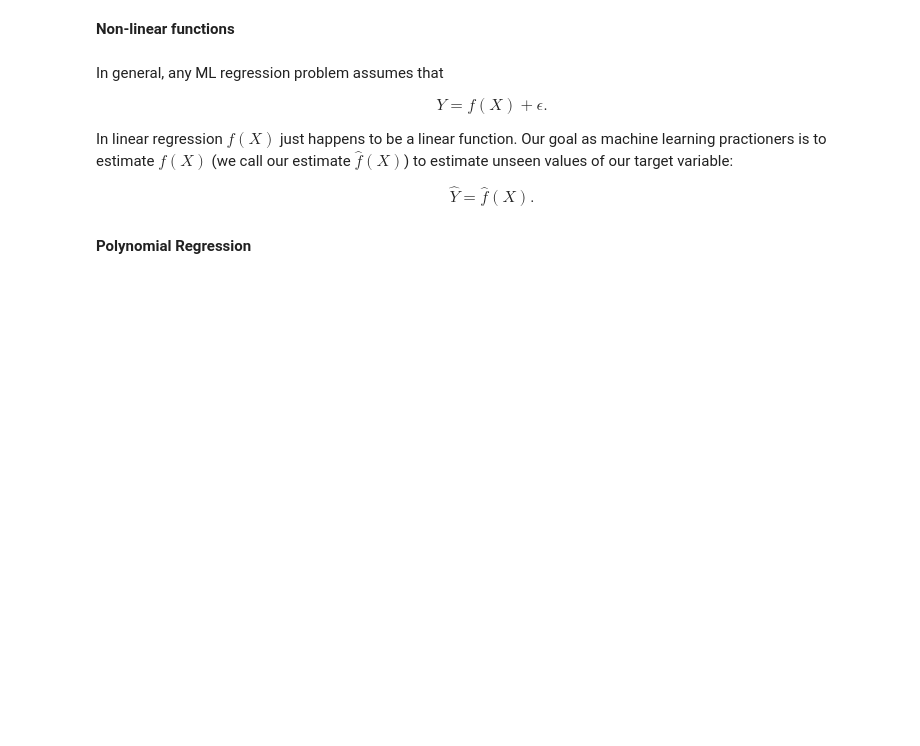
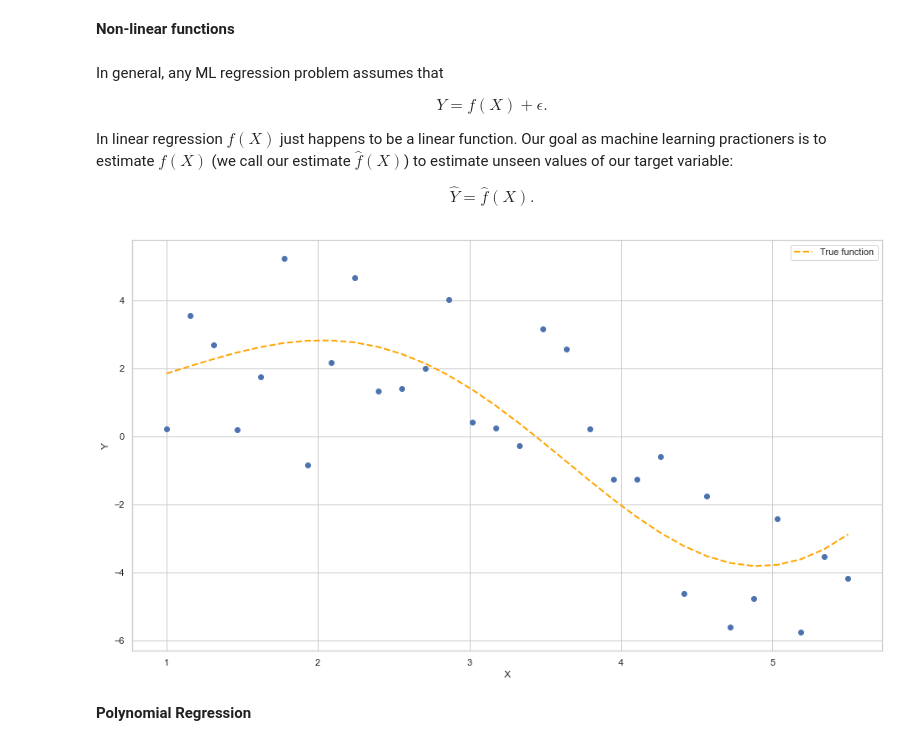
Before and after one commit to sheriffff/teaching-ironhack-data-madrid-2020, a Jupyter notebook: week_07/02_bias_variance.ipynb, the cells around one changed output. Drawn from its saved outputs; the diff is of its cells as text; code cells hidden in the pictures; blank space fills up the shorter version.

```diff
--- a/week_07/02_bias_variance.ipynb
+++ b/week_07/02_bias_variance.ipynb
@@ -61,5 +94,25 @@ In linear regression $f(X)$ just happens to be a linear function. Our goal as ma
 
 
 $$ \hat{Y} = \hat{f}(X).$$
+# %%
+# TRUE f (non_linear)
+np.random.seed(123)
+num_points = 30
+
+X = np.linspace(1,5.5, num_points).reshape(-1, 1)
+f = lambda X: 1 +  X*(np.sin(X))
+y_exact = f(X)
+
+error = np.random.normal(0, 1.5 ,num_points).reshape(-1, 1)
+y = f(X) + error
+# %%
+plt.scatter(X, y)
+plt.plot(X, y_exact, lw=2, label='True function', linestyle='--', color='orange')
+plt.xlabel('X')
+plt.ylabel('Y')
+plt.legend()
+plt.show()
+# %% [output]
+[figure, added]
 # %% [markdown]
 **Polynomial Regression**
```
Also changed, not shown: parts of 12 cells of this notebook.
